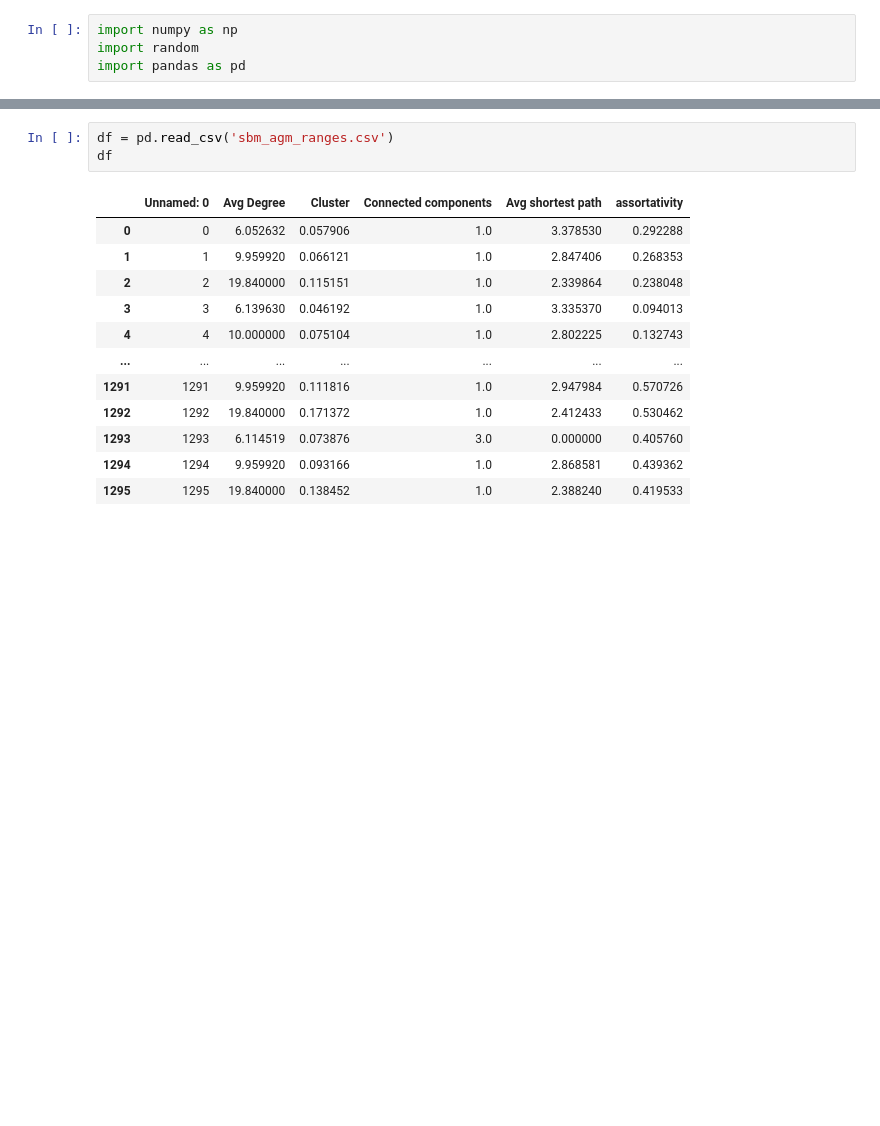
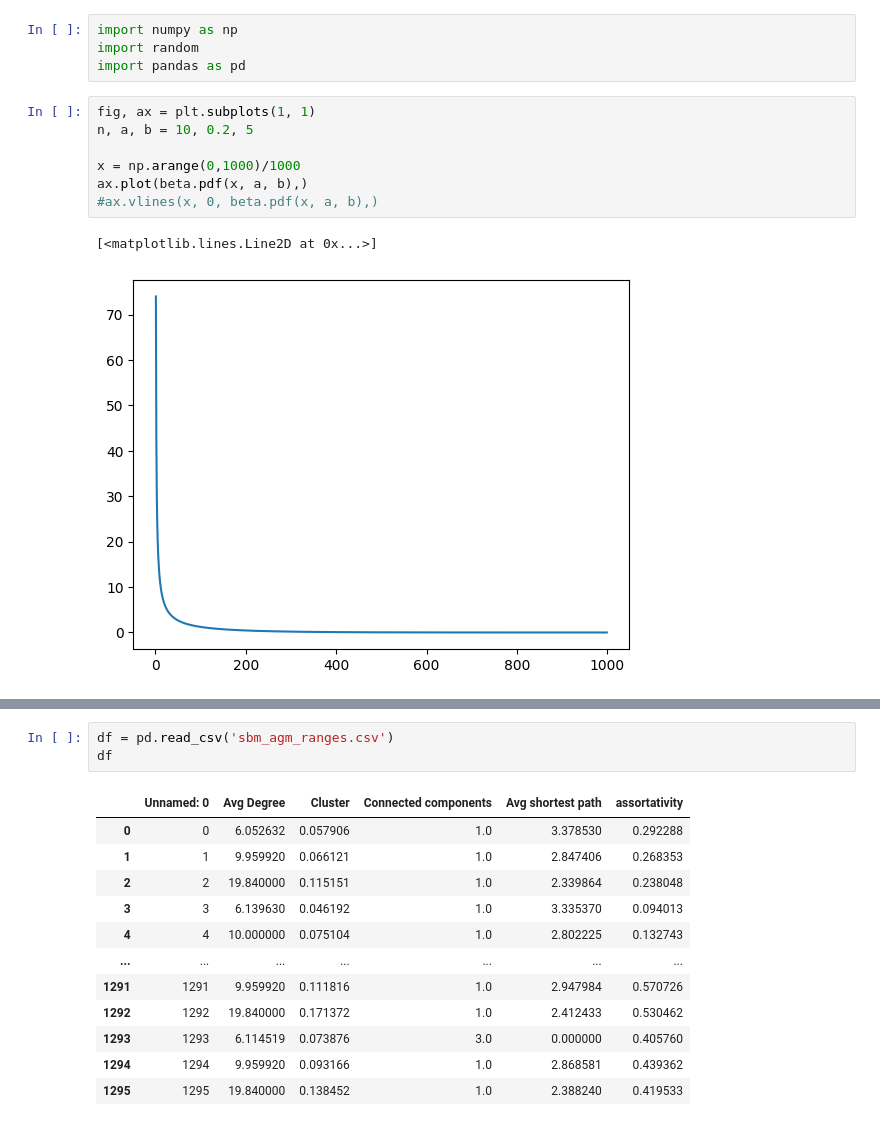
Before and after one commit to anpolol/GraphGenerator, a Jupyter notebook: core/trash.ipynb, the cells around one changed output, grey strips where cells are left out. Cells and saved outputs as stored; diff of their text form; blank space fills up the shorter version.

```diff
--- a/core/trash.ipynb
+++ b/core/trash.ipynb
@@ -2,3 +2,13 @@
 import numpy as np
 import random
 import pandas as pd
+# %%
+fig, ax = plt.subplots(1, 1)
+n, a, b = 10, 0.2, 5
+
+x = np.arange(0,1000)/1000
+ax.plot(beta.pdf(x, a, b),)
+#ax.vlines(x, 0, beta.pdf(x, a, b),)
+# %% [output]
+[<matplotlib.lines.Line2D at 0x...>]
+[figure, added]
```
Also changed, not shown: parts of 17 cells of this notebook, 1 other file.
